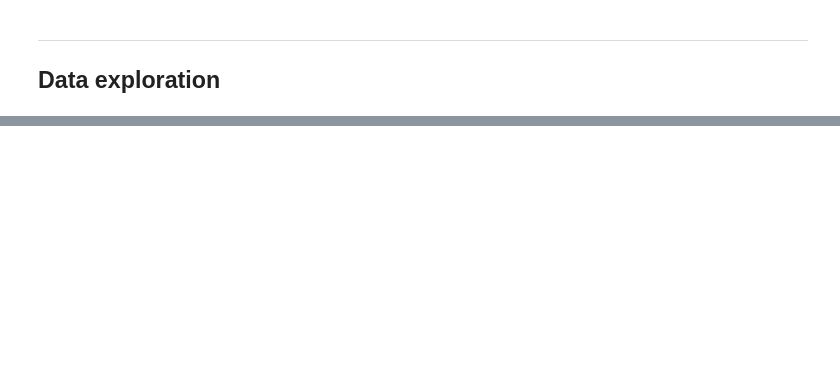
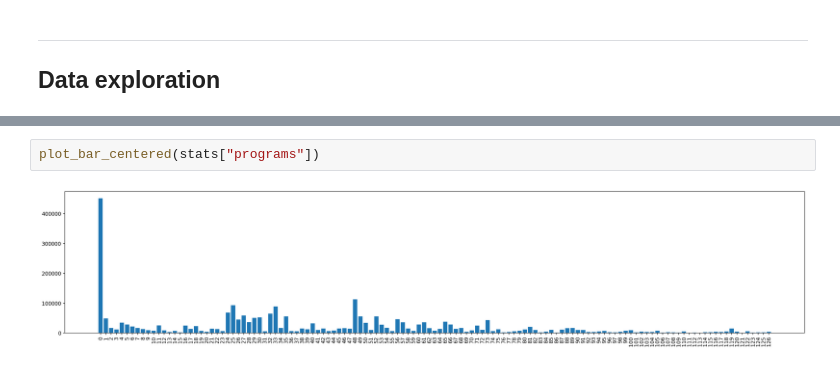
Before and after one commit to MarcelloCeresini/MusicGeneration, a Jupyter notebook: src/dataset.ipynb, the cells around one changed output, grey strips where cells are left out. Drawn from its saved outputs; the diff is of its cells as text; blank space fills up the shorter version.

```diff
--- a/src/dataset.ipynb
+++ b/src/dataset.ipynb
@@ -259,0 +210,4 @@ for i in arr:
+# %%
+plot_bar_centered(stats["programs"])
+# %% [output]
+[figure, added]
```
Also changed, not shown: parts of 30 cells of this notebook, 2 other files.
